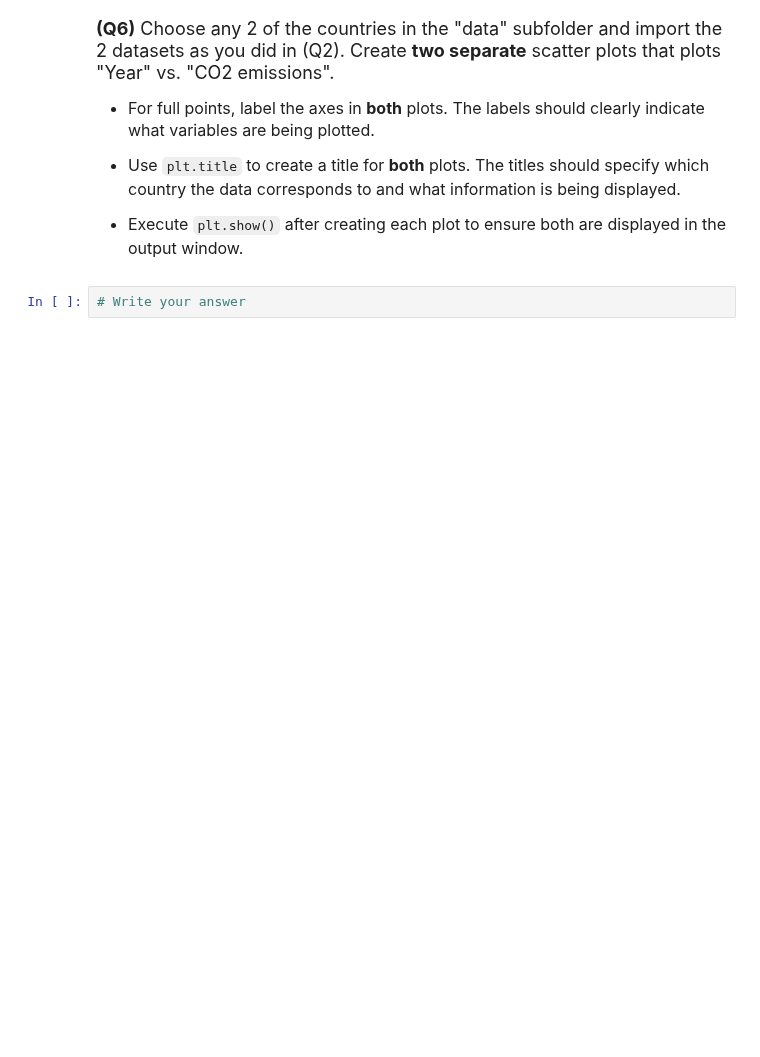
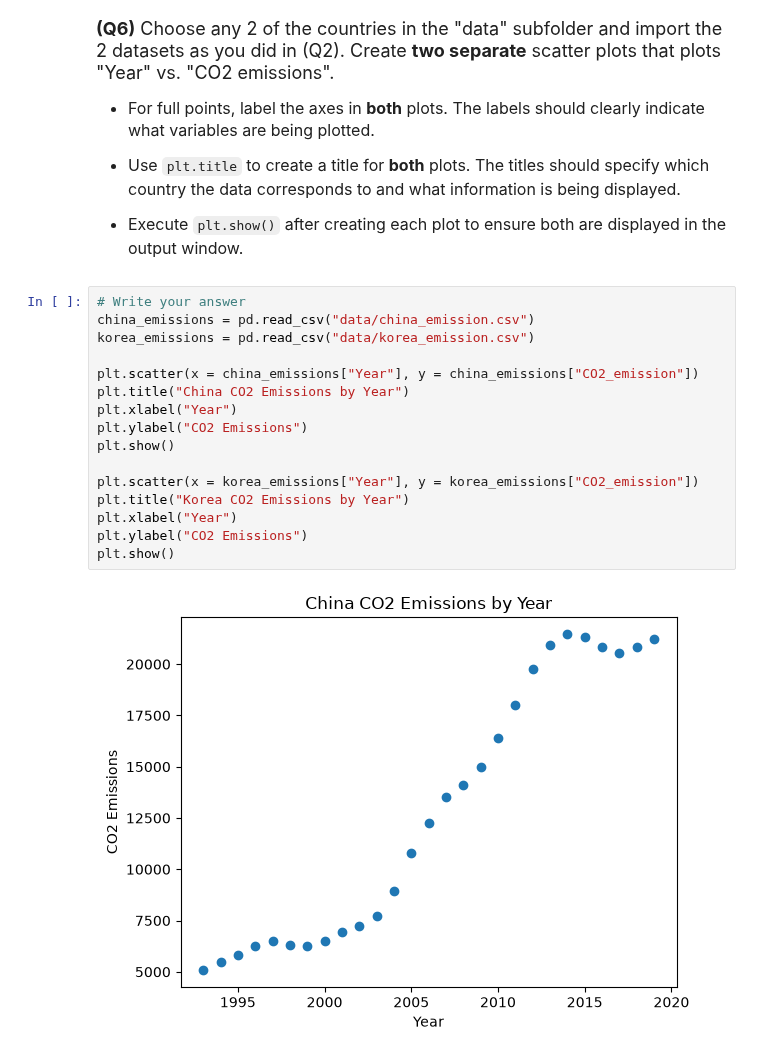
Before and after one commit to twu66021-sys/datasci151fall2026, a Jupyter notebook: _assignments/assignment_2/Assignment2.ipynb, the cells around one changed output. Drawn from its saved outputs; the diff is of its cells as text; blank space fills up the shorter version.

```diff
--- a/_assignments/assignment_2/Assignment2.ipynb
+++ b/_assignments/assignment_2/Assignment2.ipynb
@@ -114,5 +190,21 @@ us_emissions["CO2_emission"].describe()
 - Use `plt.title` to create a title for **both** plots. The titles should specify which country the data corresponds to and what information is being displayed.
 
 - Execute `plt.show()` after creating each plot to ensure both are displayed in the output window.
-# %%
-# Write your answer
+# %%
+# Write your answer
+china_emissions = pd.read_csv("data/china_emission.csv")
+korea_emissions = pd.read_csv("data/korea_emission.csv")
+
+plt.scatter(x = china_emissions["Year"], y = china_emissions["CO2_emission"])
+plt.title("China CO2 Emissions by Year")
+plt.xlabel("Year")
+plt.ylabel("CO2 Emissions")
+plt.show()
+
+plt.scatter(x = korea_emissions["Year"], y = korea_emissions["CO2_emission"])
+plt.title("Korea CO2 Emissions by Year")
+plt.xlabel("Year")
+plt.ylabel("CO2 Emissions")
+plt.show()
+# %% [output]
+[figure, added]
```
Also changed, not shown: parts of 9 cells of this notebook.
